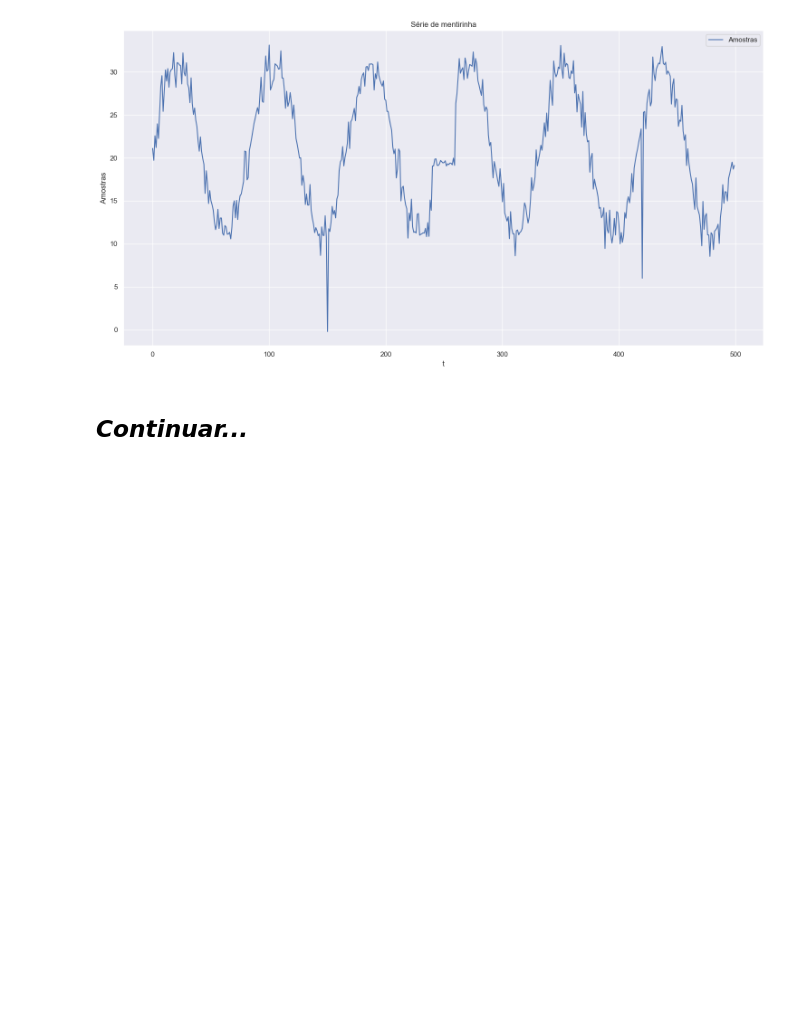
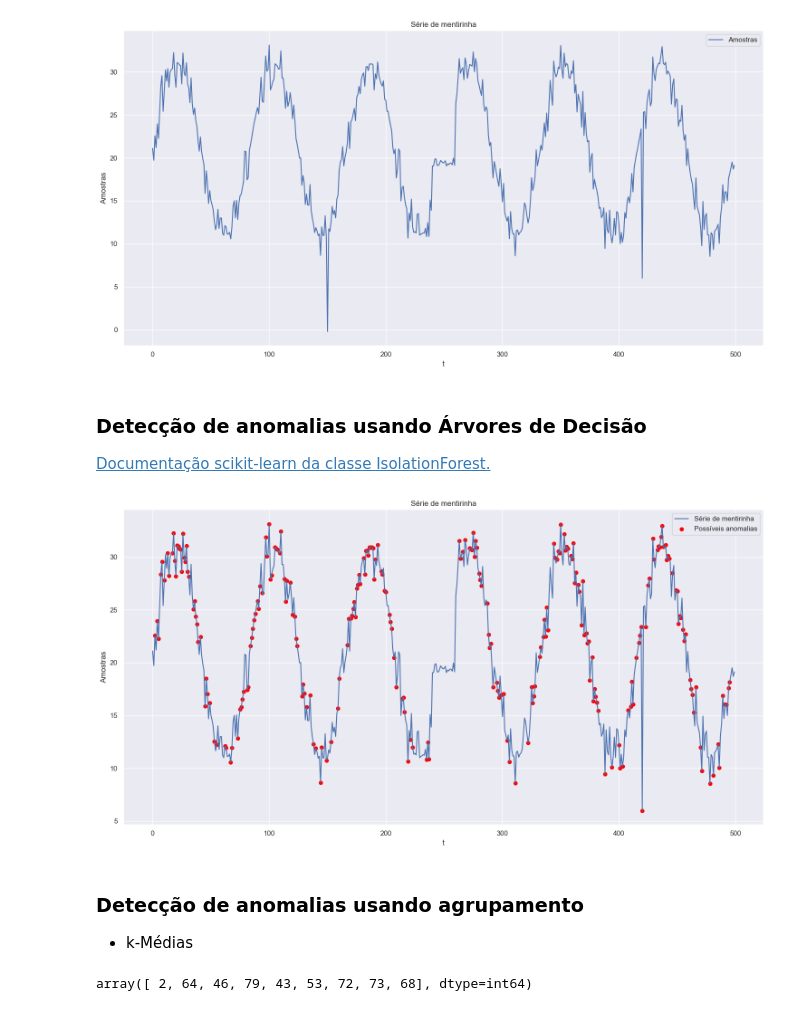
Before and after one commit to keizerzilla/curso-series-temporais, a Jupyter notebook: aula_05.ipynb, the cells around one changed output. Saved outputs shown, nothing was run; the diff lists cells and outputs as text; code cells hidden in the pictures; blank space fills up the shorter version.

```diff
--- a/aula_05.ipynb
+++ b/aula_05.ipynb
@@ -28,5 +29,7 @@ plt.tight_layout()
 plt.show()
 # %% [output]
 [figure]
-# %% [markdown]
-## _Continuar..._
+# %% [markdown]
+### Detecção de anomalias usando Árvores de Decisão
+
+[Documentação scikit-learn da classe IsolationForest.](https://scikit-learn.org/stable/modules/generated/sklearn.ensemble.IsolationForest.html)
@@ -32,0 +39,26 @@ plt.show()
+# %%
+scaler = StandardScaler()
+data_scaled = scaler.fit_transform(data.reshape(-1, 1))
+
+out_fraction = 0.005
+detector = IsolationForest(contamination=out_fraction)
+detector = detector.fit(data_scaled)
+
+anomalies = detector.predict(data_scaled)
+
+idx = np.where(anomalies == -1)
+# %%
+plt.plot(data, label="Série de mentirinha")
+plt.scatter(idx, data[idx], s=32, color="red", label="Possíveis anomalias")
+plt.title("Série de mentirinha")
+plt.xlabel("t")
+plt.ylabel("Amostras")
+plt.legend()
+plt.tight_layout()
+plt.show()
+# %% [output]
+[figure, added]
+# %% [markdown]
+### Detecção de anomalias usando agrupamento
+
+- k-Médias
@@ -32,0 +76,4 @@ plt.show()
+# %%
+c
+# %% [output]
+array([ 2, 64, 46, 79, 43, 53, 72, 73, 68], dtype=int64)
```
Also changed, not shown: parts of 15 cells of this notebook, 1 other file.
